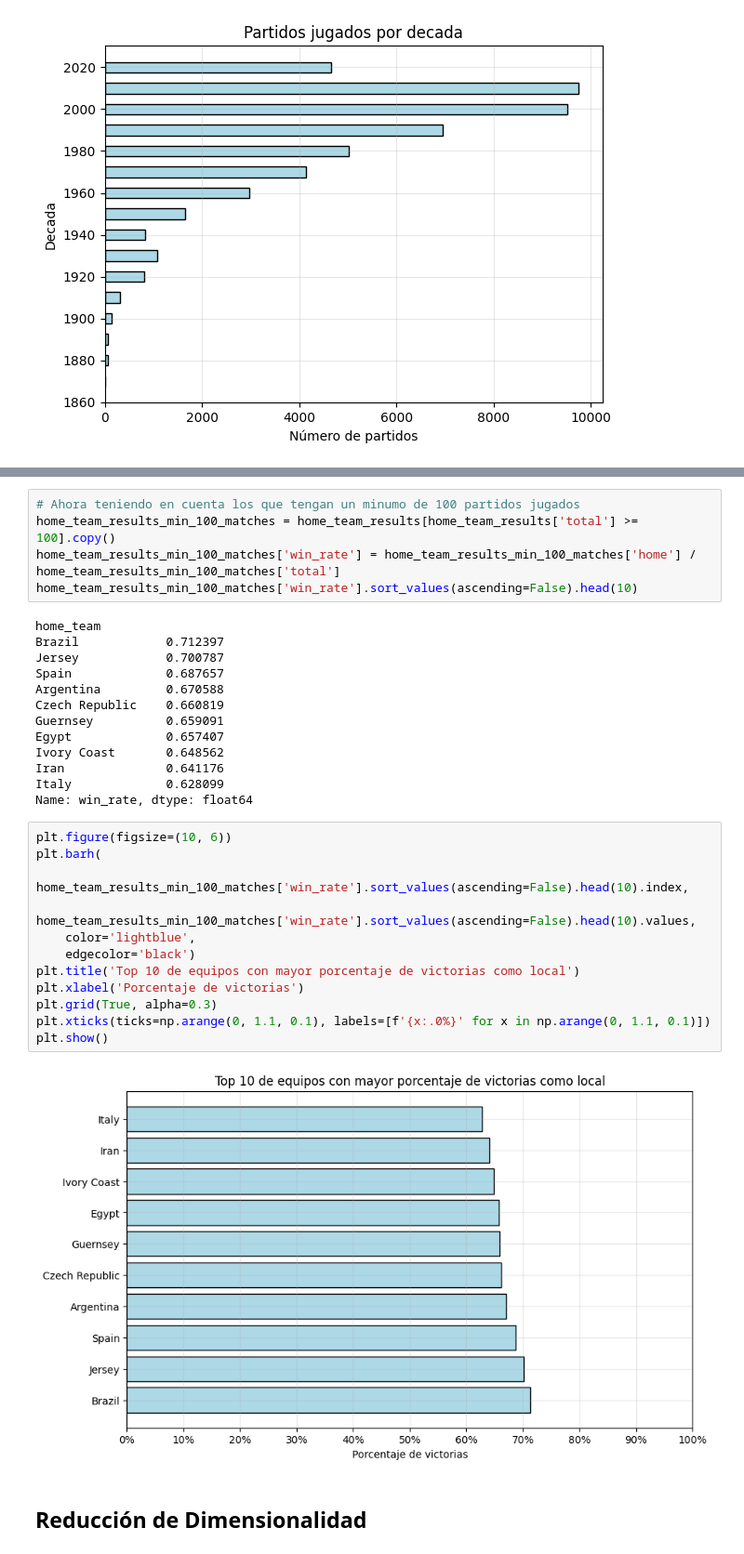
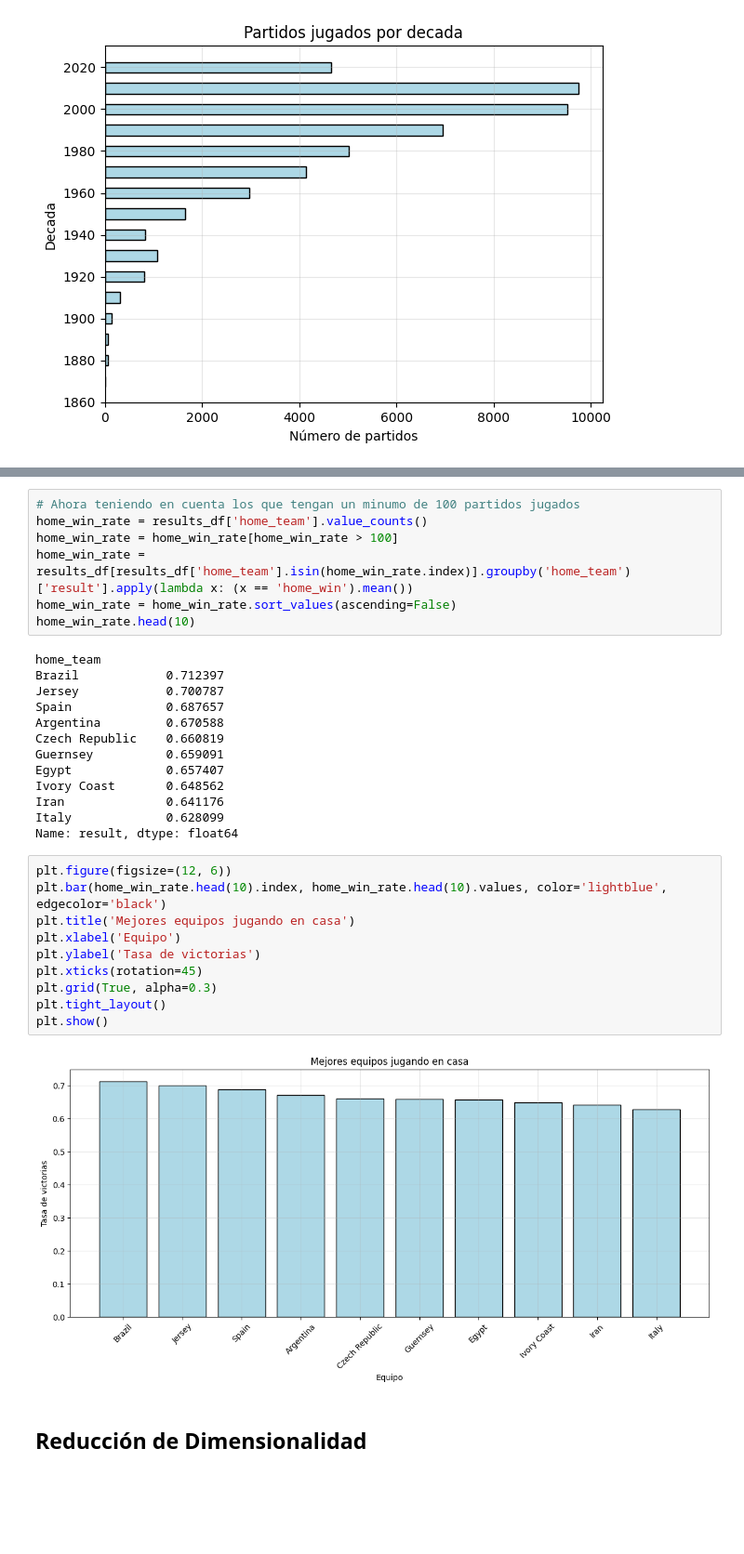
Before and after one commit to nestorojeda/MatematicasFeedback, a Jupyter notebook: notebook.ipynb, the cells around one changed output, grey strips where cells are left out. Shown at 93% size. Drawn from its saved outputs; the diff is of its cells as text; blank space fills up the shorter version.

```diff
--- a/notebook.ipynb
+++ b/notebook.ipynb
@@ -362,8 +414,10 @@ Name: win_rate, dtype: float64
 # %%
 # Ahora teniendo en cuenta los que tengan un minumo de 100 partidos jugados
-home_team_results_min_100_matches = home_team_results[home_team_results['total'] >= 100].copy()
-home_team_results_min_100_matches['win_rate'] = home_team_results_min_100_matches['home'] / home_team_results_min_100_matches['total']
-home_team_results_min_100_matches['win_rate'].sort_values(ascending=False).head(10)
+home_win_rate = results_df['home_team'].value_counts()
+home_win_rate = home_win_rate[home_win_rate > 100]
+home_win_rate = results_df[results_df['home_team'].isin(home_win_rate.index)].groupby('home_team')['result'].apply(lambda x: (x == 'home_win').mean())
+home_win_rate = home_win_rate.sort_values(ascending=False)
+home_win_rate.head(10)
 # %% [output]
 home_team
 Brazil            0.712397
@@ -376,21 +430,19 @@ Egypt             0.657407
 Ivory Coast       0.648562
 Iran              0.641176
 Italy             0.628099
-Name: win_rate, dtype: float64
+Name: result, dtype: float64
 # %%
-plt.figure(figsize=(10, 6))
-plt.barh(
-    home_team_results_min_100_matches['win_rate'].sort_values(ascending=False).head(10).index,
-    home_team_results_min_100_matches['win_rate'].sort_values(ascending=False).head(10).values,
-    color='lightblue',
-    edgecolor='black')
-plt.title('Top 10 de equipos con mayor porcentaje de victorias como local')
-plt.xlabel('Porcentaje de victorias')
+plt.figure(figsize=(12, 6))
+plt.bar(home_win_rate.head(10).index, home_win_rate.head(10).values, color='lightblue', edgecolor='black')
+plt.title('Mejores equipos jugando en casa')
+plt.xlabel('Equipo')
+plt.ylabel('Tasa de victorias')
+plt.xticks(rotation=45)
 plt.grid(True, alpha=0.3)
-plt.xticks(ticks=np.arange(0, 1.1, 0.1), labels=[f'{x:.0%}' for x in np.arange(0, 1.1, 0.1)])
+plt.tight_layout()
 plt.show()
 # %% [output]
-[figure, old version]
+[figure, new version]
 # %% [markdown]
 ## Reducción de Dimensionalidad
 # %% [markdown]
```
Also changed, not shown: parts of 31 cells of this notebook.
